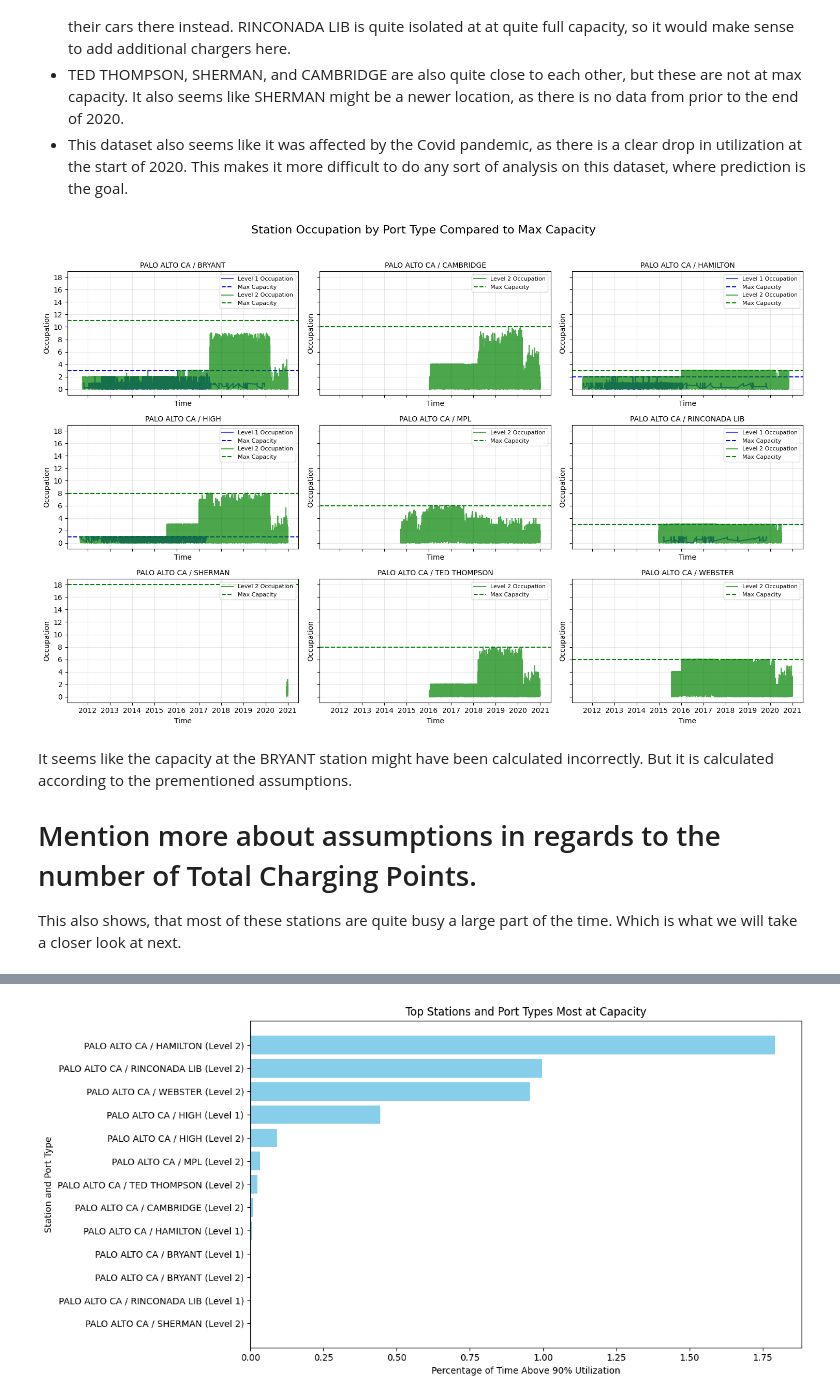
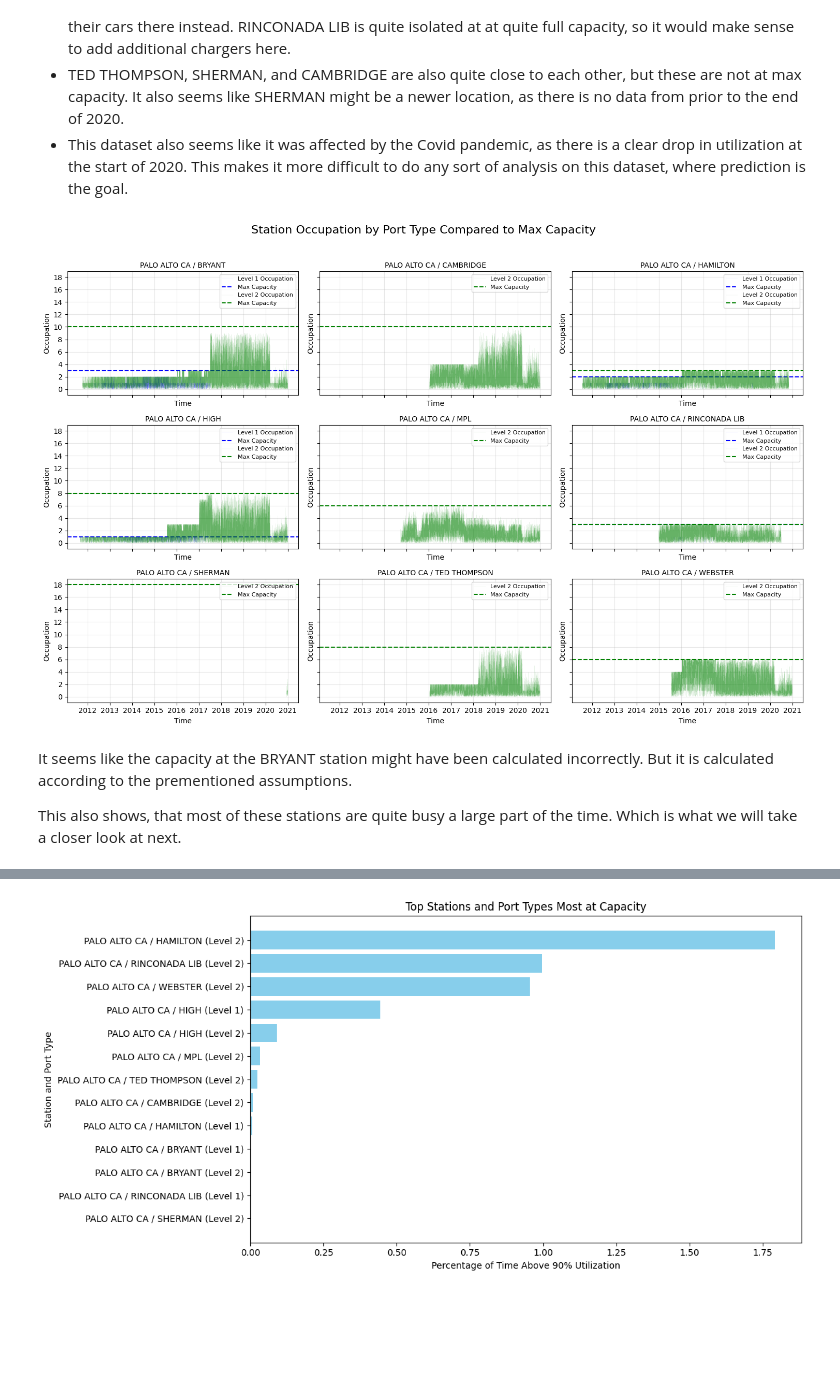
Before and after one commit to DitteGilsfeldt/42577-Introduction-to_Business_Analytics__Project, a Jupyter notebook: Dögg.ipynb, the cells around one changed output, grey strips where cells are left out. Cells and saved outputs as stored; diff of their text form; code cells hidden in the pictures; blank space fills up the shorter version.

```diff
--- a/Dögg.ipynb
+++ b/Dögg.ipynb
@@ -250,6 +250,12 @@ import re
 # Function for matching the numbering at the end of the Station Names
 def extract_base_name(station_name):
     return re.sub(r'#?\s*\d+$', '', station_name).strip()
+
+# There is an extra space in some records for the BRYANT station. Replace these, so number of Total Charging Points is more accurate.
+merged_data['Station Name'] = merged_data['Station Name'].replace(
+    'PALO ALTO CA / BRYANT # 1',
+    'PALO ALTO CA / BRYANT #1'
+)
 
 merged_data['Base Station Name'] = merged_data['Station Name'].apply(extract_base_name)
 station_ports = merged_data.groupby(['Base Station Name', 'Station Name', 'Port Type', 'Port Number']).size().reset_index(name='Count')
@@ -372,7 +381,8 @@ for i, station in enumerate(stations_to_plot):
             utilization_rate,
             label=f'{port_type} Utilization',
             color=color_map[port_type],
-            alpha=0.7
+            alpha=0.6,
+            linewidth=0.05
         )
 
         # Add a horizontal line for max capacity
@@ -424,37 +434,37 @@ for i, station in enumerate(stations_to_plot):
         max_capacity = port_data['Total_Charging_Points'].iloc[0]
 
         # Calculate occupation rate
         occupation_rate = port_data['Charger_Occupation_Sum_h']
 
         # Plot occupation rate with consistent color
         ax.plot(
             port_data['Date Pacific'],
             occupation_rate,
             label=f'{port_type} Occupation',
             color=color_map[port_type],
-            alpha=0.7
+            alpha=0.6,
+            linewidth=0.05
         )
 
         # Add a horizontal line for max capacity
         ax.axhline(max_capacity, color=color_map[port_type], linestyle='--', label='Max Capacity')
 
     # Set y-axis to display only integers
     ax.yaxis.set_major_locator(MaxNLocator(integer=True))
 
     # Set titles and labels
     ax.set_title(station, fontsize=10)
     ax.set_xlabel('Time')
     ax.set_ylabel('Occupation')
     ax.legend(loc='upper right', fontsize=8)
     ax.grid(alpha=0.3)
 
 # Adjust layout and display the plot
 plt.tight_layout(rect=[0, 0, 1, 0.96])  # Adjust layout for the title
 plt.show()
 # %% [output]
-[figure, old version]
+[figure, new version]
 # %% [markdown]
 It seems like the capacity at the BRYANT station might have been calculated incorrectly. But it is calculated according to the prementioned assumptions.
-# Mention more about assumptions in regards to the number of Total Charging Points.
 
 This also shows, that most of these stations are quite busy a large part of the time. Which is what we will take a closer look at next.
```
Also changed, not shown: parts of 10 cells of this notebook.
